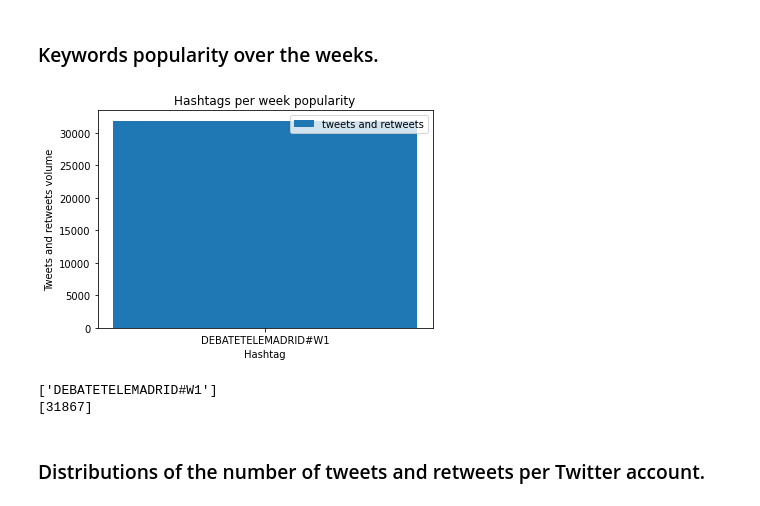
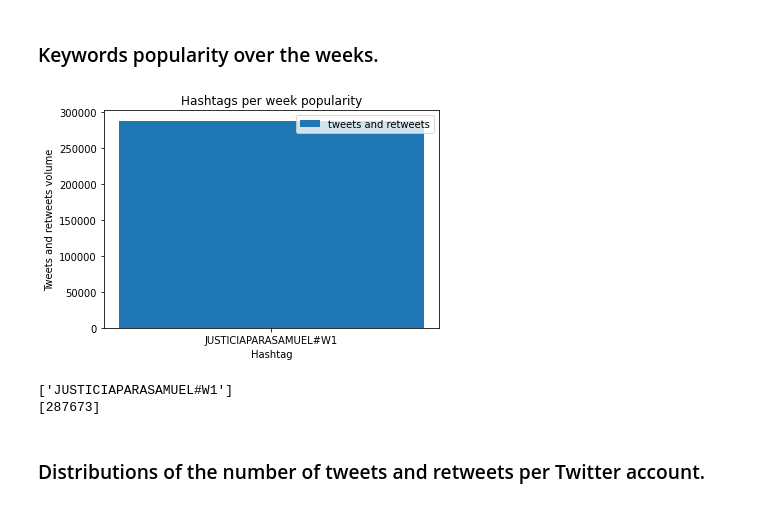
Before and after one commit to kra0s22/TFG-Tweets_and_Users_recollector_using_V2_API, a Jupyter notebook: Experiments.ipynb, the cells around one changed output. Drawn from its saved outputs; the diff is of its cells as text; code cells hidden in the pictures.

```diff
--- a/Experiments.ipynb
+++ b/Experiments.ipynb
@@ -313,43 +319,45 @@ def HashtagsPerWeekPopularity(startDate, endDate):
     while current_date != endDate:
         next_date = datespan(current_date, endDate)
         for h in hashtags_list:
-            gte = DayMonthYearToPetition(current_date) + 'T00:00:0.000Z'
-            lt = DayMonthYearToPetition(next_date) + 'T11:59:59.000Z'
+            day = DayMonthYearToPetition(current_date) + 'T00:00:0.000Z'
+            gte = datetime.datetime.strptime(day, '%Y-%m-%dT%H:%M:%S.%fZ')
+            day = DayMonthYearToPetition(next_date) + 'T00:00:0.000Z'
+            lt = datetime.datetime.strptime(day, '%Y-%m-%dT%H:%M:%S.%fZ')
             hashtag_count[h] = len(list(mytweets.find( { "$and": [ { 'hashtag' : h }, { 'created_at' : { '$gte' : gte , '$lt' : lt } } ] } )))
         #aqui obtenemos el hashtag con mayor cantida de tweets y retweets y lo insertamos en la lista final
         sort_hashtag_count = sorted(hashtag_count.items(), key=lambda x: x[1], reverse=True)
         hashtags_plt.append(sort_hashtag_count[0][0] + '#W' + str(week_count))
         count_plt.append(sort_hashtag_count[0][1])
         current_date = next_date
         hashtag_count = {}
         week_count += 1
         gte = ''
         lt = ''
 
 
     plt.bar(hashtags_plt, count_plt, label = "tweets and retweets")
     # naming the x axis
     plt.xlabel('Hashtag')
     # naming the y axis
     plt.ylabel('Tweets and retweets volume')
     # giving a title to my graph
     plt.title("Hashtags per week popularity")
     # show a legend on the plot
     plt.legend()
 
     # function to show the plot
     plt.show()
 
 
     print(hashtags_plt)
     print(count_plt)
 
 
-HashtagsPerWeekPopularity("20/04/2021", "24/04/2021")
+HashtagsPerWeekPopularity("02/07/2021", "13/07/2021")
 # %% [output]
-[figure, old version]
+[figure, new version]
-['DEBATETELEMADRID#W1']
-[31867]
+['JUSTICIAPARASAMUEL#W1']
+[287673]
 # %% [markdown]
 ### Distributions of the number of tweets and retweets per Twitter account.
 # %%
```
Also changed, not shown: parts of 3 cells of this notebook, 1 other file.
